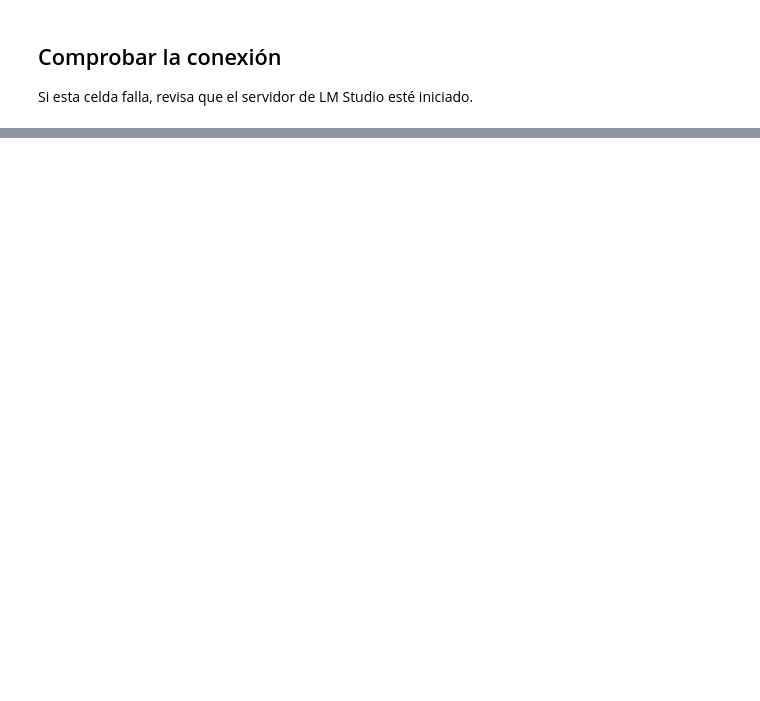
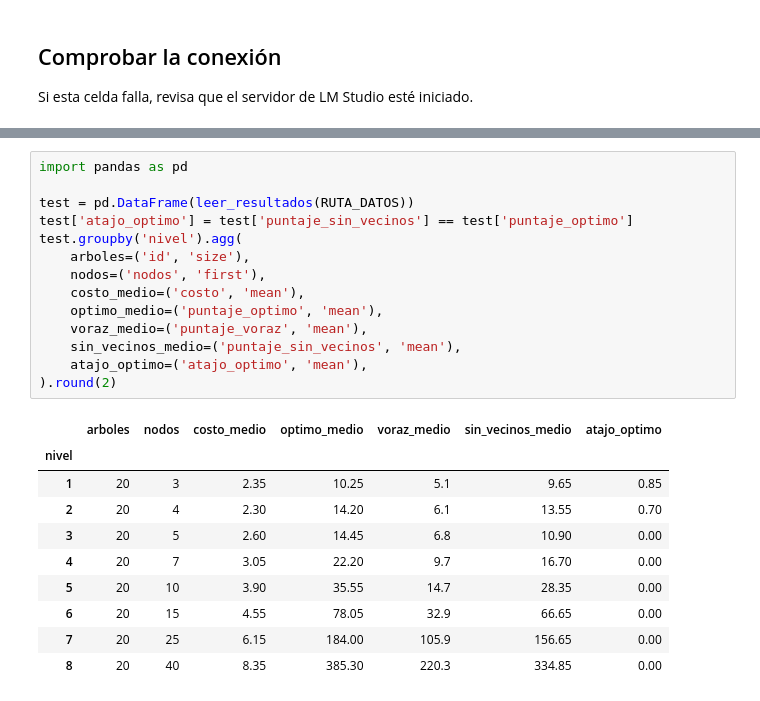
Before and after one commit to diegoftpxd/Proyecto-ia-Generativa, a Jupyter notebook: seleccion_arbol/baseline_lmstudio.ipynb, the cells around one changed output, grey strips where cells are left out. Drawn from its saved outputs; the diff is of its cells as text; blank space fills up the shorter version.

```diff
--- a/seleccion_arbol/baseline_lmstudio.ipynb
+++ b/seleccion_arbol/baseline_lmstudio.ipynb
@@ -46,0 +55,25 @@ Modelos disponibles: ['qwen3.5-2b', 'text-embedding-nomic-embed-text-v1.5']
+# %%
+import pandas as pd
+
+test = pd.DataFrame(leer_resultados(RUTA_DATOS))
+test['atajo_optimo'] = test['puntaje_sin_vecinos'] == test['puntaje_optimo']
+test.groupby('nivel').agg(
+    arboles=('id', 'size'),
+    nodos=('nodos', 'first'),
+    costo_medio=('costo', 'mean'),
+    optimo_medio=('puntaje_optimo', 'mean'),
+    voraz_medio=('puntaje_voraz', 'mean'),
+    sin_vecinos_medio=('puntaje_sin_vecinos', 'mean'),
+    atajo_optimo=('atajo_optimo', 'mean'),
+).round(2)
+# %% [output]
+|  | arboles | nodos | costo_medio | optimo_medio | voraz_medio | sin_vecinos_medio | atajo_optimo |
+| nivel |  |  |  |  |  |  |  |
+| 1 | 20 | 3 | 2.35 | 10.25 | 5.1 | 9.65 | 0.85 |
+| 2 | 20 | 4 | 2.30 | 14.20 | 6.1 | 13.55 | 0.70 |
+| 3 | 20 | 5 | 2.60 | 14.45 | 6.8 | 10.90 | 0.00 |
+| 4 | 20 | 7 | 3.05 | 22.20 | 9.7 | 16.70 | 0.00 |
+| 5 | 20 | 10 | 3.90 | 35.55 | 14.7 | 28.35 | 0.00 |
+| 6 | 20 | 15 | 4.55 | 78.05 | 32.9 | 66.65 | 0.00 |
+| 7 | 20 | 25 | 6.15 | 184.00 | 105.9 | 156.65 | 0.00 |
+| 8 | 20 | 40 | 8.35 | 385.30 | 220.3 | 334.85 | 0.00 |
```
Also changed, not shown: parts of 13 cells of this notebook, 15 other files.
